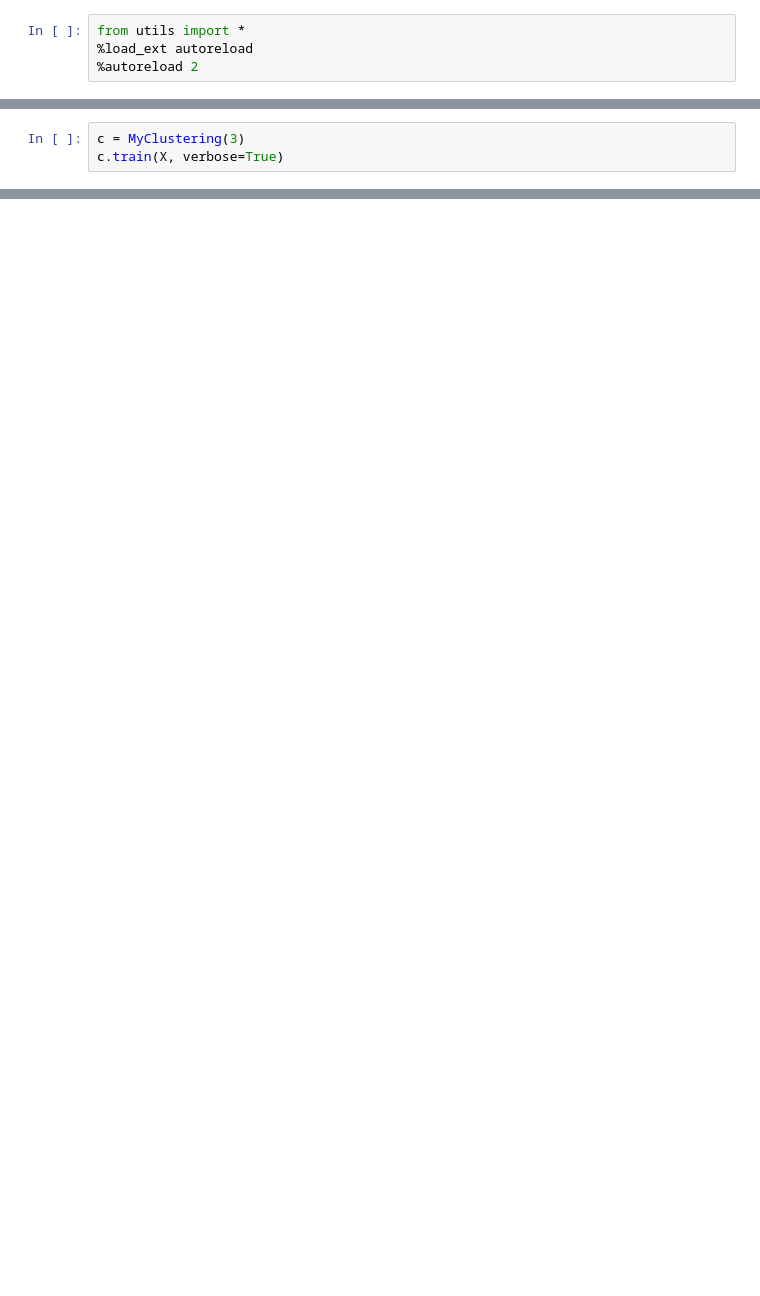
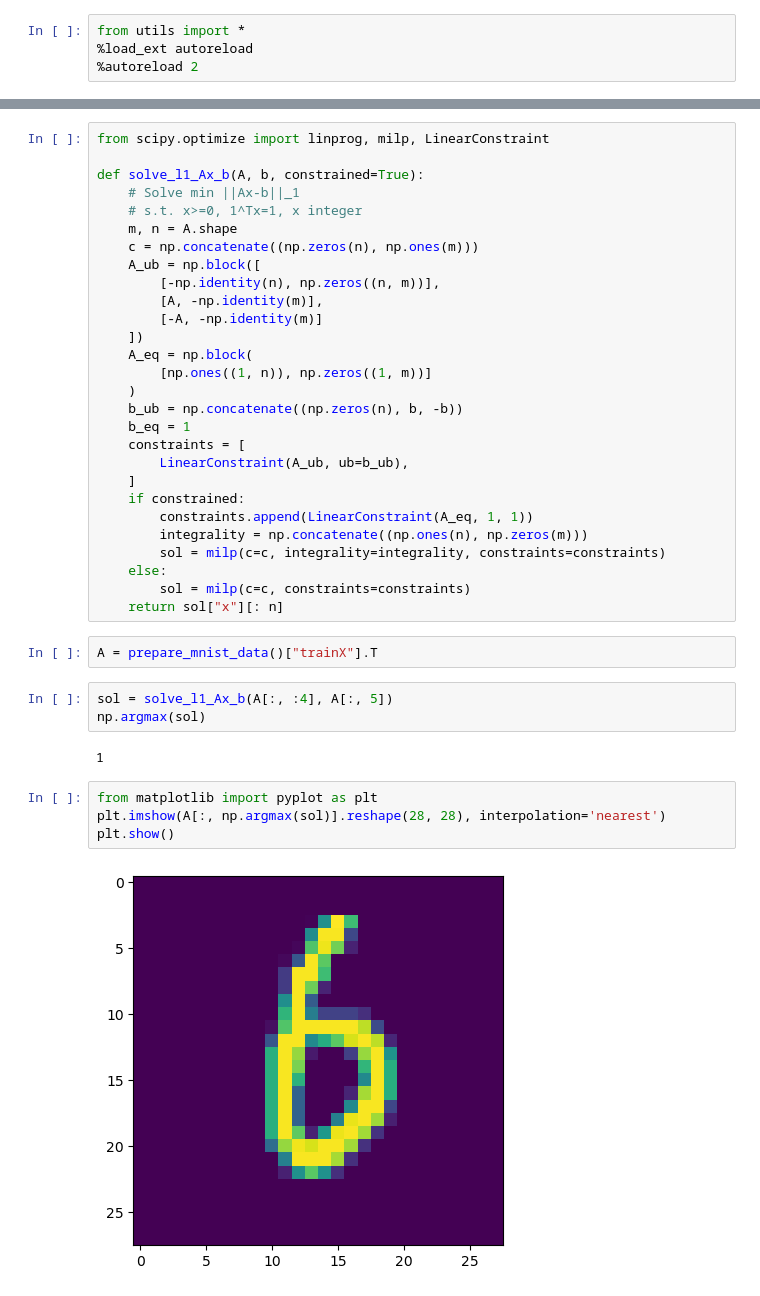
Before and after one commit to YuntianW/ECE236A, a Jupyter notebook: Task2_Demo.ipynb, the cells around one changed output, grey strips where cells are left out. Cells and saved outputs as stored; diff of their text form; blank space fills up the shorter version.

```diff
--- a/Task2_Demo.ipynb
+++ b/Task2_Demo.ipynb
@@ -15,3 +9,0 @@ from MySolution import MyClustering
-# %%
-c = MyClustering(3)
-c.train(X, verbose=True)
@@ -43,0 +17,41 @@ set(y)
+# %%
+from scipy.optimize import linprog, milp, LinearConstraint
+
+def solve_l1_Ax_b(A, b, constrained=True):
+    # Solve min ||Ax-b||_1
+    # s.t. x>=0, 1^Tx=1, x integer
+    m, n = A.shape
+    c = np.concatenate((np.zeros(n), np.ones(m)))
+    A_ub = np.block([
+        [-np.identity(n), np.zeros((n, m))],
+        [A, -np.identity(m)],
+        [-A, -np.identity(m)]
+    ])
+    A_eq = np.block(
+        [np.ones((1, n)), np.zeros((1, m))]
+    )
+    b_ub = np.concatenate((np.zeros(n), b, -b))
+    b_eq = 1
+    constraints = [
+        LinearConstraint(A_ub, ub=b_ub),
+    ]
+    if constrained:
+        constraints.append(LinearConstraint(A_eq, 1, 1))
+        integrality = np.concatenate((np.ones(n), np.zeros(m)))
+        sol = milp(c=c, integrality=integrality, constraints=constraints)
+    else:
+        sol = milp(c=c, constraints=constraints)
+    return sol["x"][: n]
+# %%
+A = prepare_mnist_data()["trainX"].T
+# %%
+sol = solve_l1_Ax_b(A[:, :4], A[:, 5])
+np.argmax(sol)
+# %% [output]
+1
+# %%
+from matplotlib import pyplot as plt
+plt.imshow(A[:, np.argmax(sol)].reshape(28, 28), interpolation='nearest')
+plt.show()
+# %% [output]
+[figure, added]
```
Also changed, not shown: parts of 13 cells of this notebook, 1 other file.
